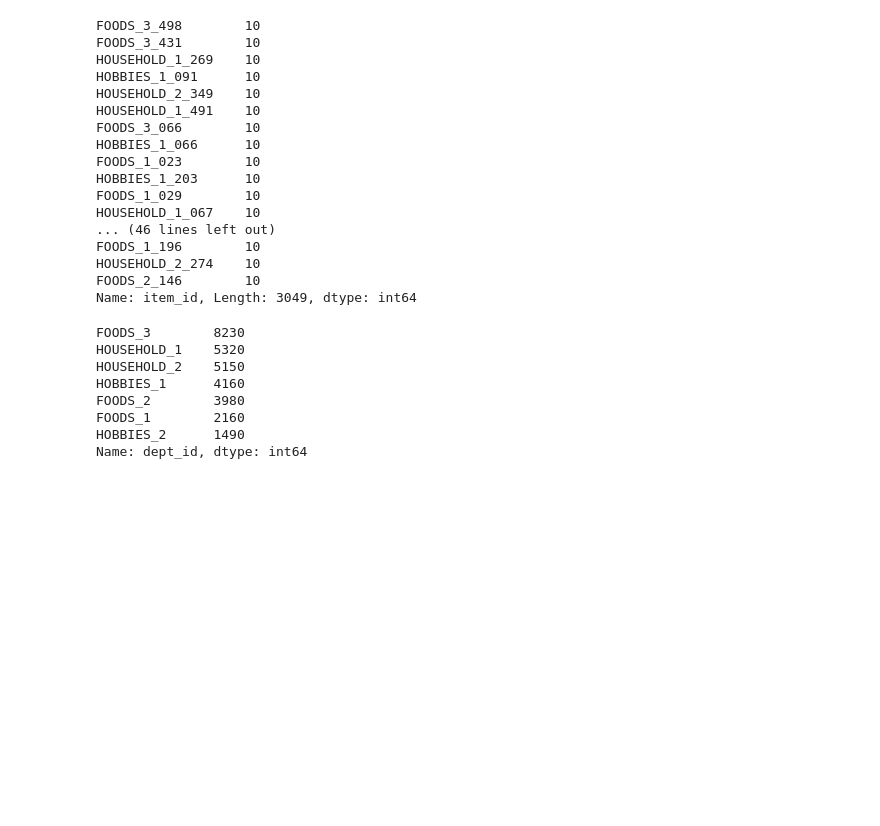
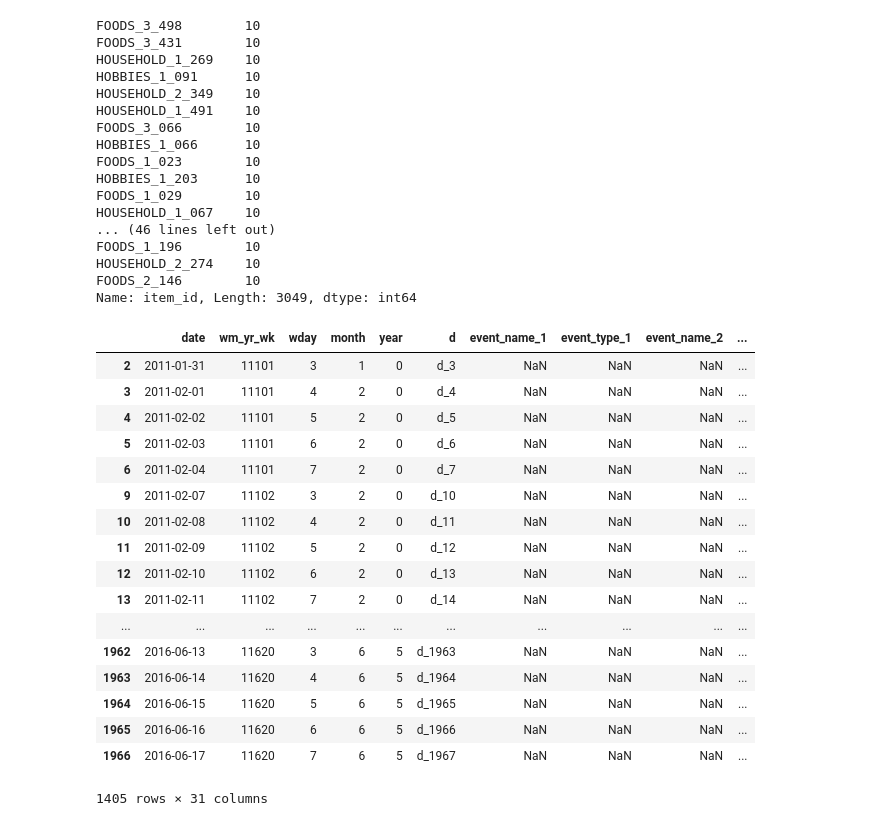
Before and after one commit to MitsuruFujiwara/M5-Forecasting-Accuracy, a Jupyter notebook: src/901_check_data.ipynb, the cells around one changed output. Drawn from its saved outputs; the diff is of its cells as text; code cells hidden in the pictures; blank space fills up the shorter version.

```diff
--- a/src/901_check_data.ipynb
+++ b/src/901_check_data.ipynb
@@ -273,14 +273,26 @@ FOODS_1_196        10
 HOUSEHOLD_2_274    10
 FOODS_2_146        10
 Name: item_id, Length: 3049, dtype: int64
-# %%
-df.dept_id.value_counts()
-# %% [output]
-FOODS_3        8230
-HOUSEHOLD_1    5320
-HOUSEHOLD_2    5150
-HOBBIES_1      4160
-FOODS_2        3980
-FOODS_1        2160
-HOBBIES_2      1490
-Name: dept_id, dtype: int64
+# %%
+df_calendar = loadpkl('../feats/calendar.pkl')
+# %%
+df_calendar[(df_calendar['dayofweek']!=5)&(df_calendar['dayofweek']!=6)]
+# %% [output]
+|  | date | wm_yr_wk | wday | month | year | d | event_name_1 | event_type_1 | event_name_2 | ... |
+| 2 | 2011-01-31 | 11101 | 3 | 1 | 0 | d_3 | NaN | NaN | NaN | ... |
+| 3 | 2011-02-01 | 11101 | 4 | 2 | 0 | d_4 | NaN | NaN | NaN | ... |
+| 4 | 2011-02-02 | 11101 | 5 | 2 | 0 | d_5 | NaN | NaN | NaN | ... |
+| 5 | 2011-02-03 | 11101 | 6 | 2 | 0 | d_6 | NaN | NaN | NaN | ... |
+| 6 | 2011-02-04 | 11101 | 7 | 2 | 0 | d_7 | NaN | NaN | NaN | ... |
+| 9 | 2011-02-07 | 11102 | 3 | 2 | 0 | d_10 | NaN | NaN | NaN | ... |
+| 10 | 2011-02-08 | 11102 | 4 | 2 | 0 | d_11 | NaN | NaN | NaN | ... |
+| 11 | 2011-02-09 | 11102 | 5 | 2 | 0 | d_12 | NaN | NaN | NaN | ... |
+| 12 | 2011-02-10 | 11102 | 6 | 2 | 0 | d_13 | NaN | NaN | NaN | ... |
+| 13 | 2011-02-11 | 11102 | 7 | 2 | 0 | d_14 | NaN | NaN | NaN | ... |
+| ... | ... | ... | ... | ... | ... | ... | ... | ... | ... | ... |
+| 1962 | 2016-06-13 | 11620 | 3 | 6 | 5 | d_1963 | NaN | NaN | NaN | ... |
+| 1963 | 2016-06-14 | 11620 | 4 | 6 | 5 | d_1964 | NaN | NaN | NaN | ... |
+| 1964 | 2016-06-15 | 11620 | 5 | 6 | 5 | d_1965 | NaN | NaN | NaN | ... |
+| 1965 | 2016-06-16 | 11620 | 6 | 6 | 5 | d_1966 | NaN | NaN | NaN | ... |
+| 1966 | 2016-06-17 | 11620 | 7 | 6 | 5 | d_1967 | NaN | NaN | NaN | ... |
+1405 rows × 31 columns
```
Also changed, not shown: 24 other files.
